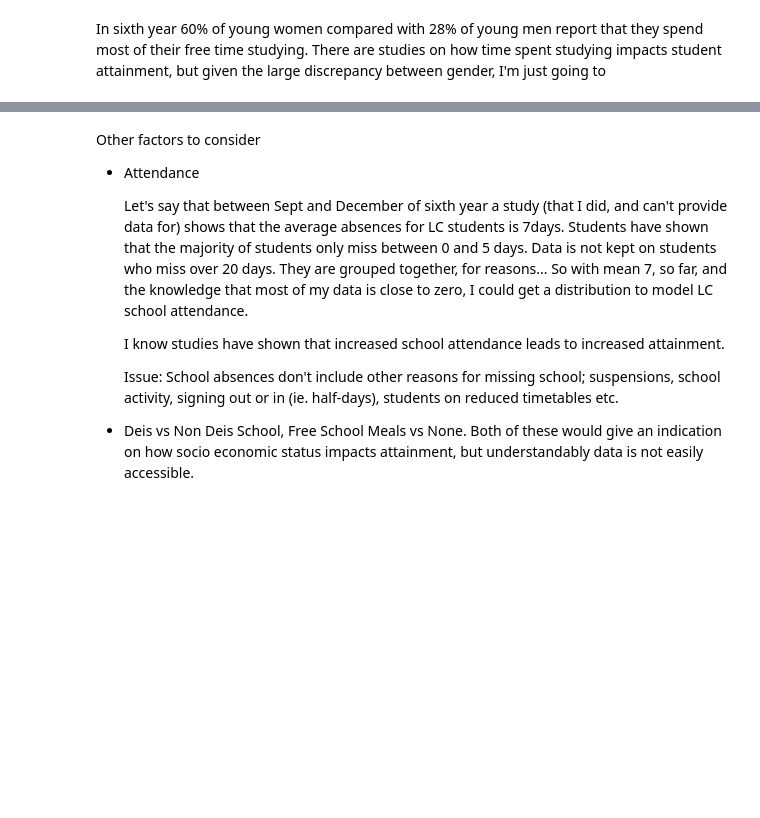
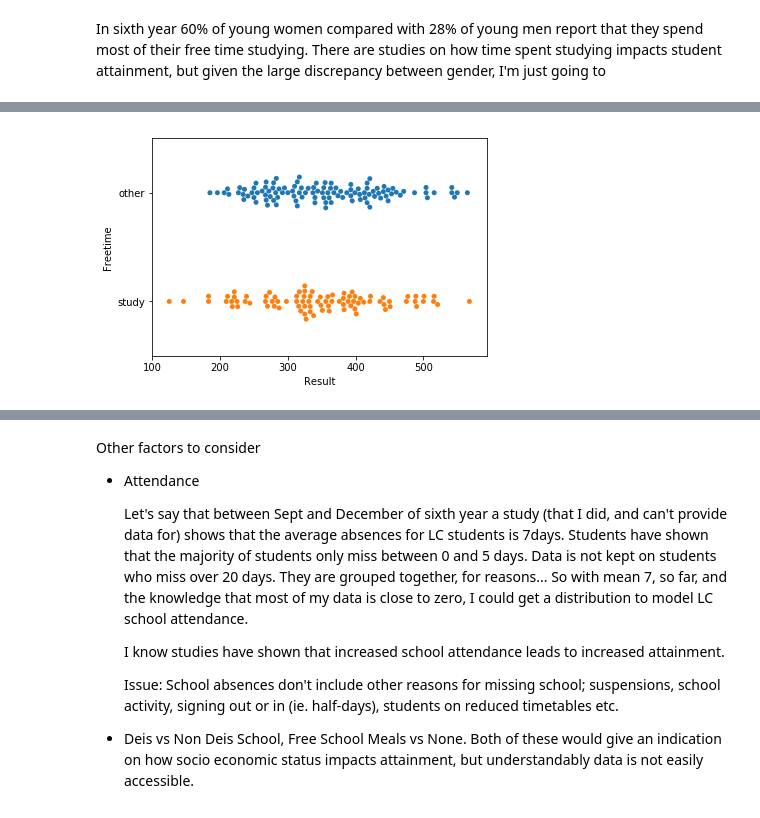
Before and after one commit to MarionMcG/python-fundamentals-project, a Jupyter notebook: exam-cohort.ipynb, the cells around one changed output, grey strips where cells are left out. Cells and saved outputs as stored; diff of their text form; code cells hidden in the pictures; blank space fills up the shorter version.

Commit message:
Swarm plot to identify if the categorical data is a good match for results. It isn't.

```diff
--- a/exam-cohort.ipynb
+++ b/exam-cohort.ipynb
@@ -350,2 +350,6 @@ df.groupby(['Freetime']).describe()
+# %%
+sns.swarmplot(x="Result", y="Freetime", data=df);
+# %% [output]
+[figure, added]
 # %% [markdown]
 ### Problems Arising and Evaluation of Success
```
Also changed, not shown: parts of 10 cells of this notebook.
